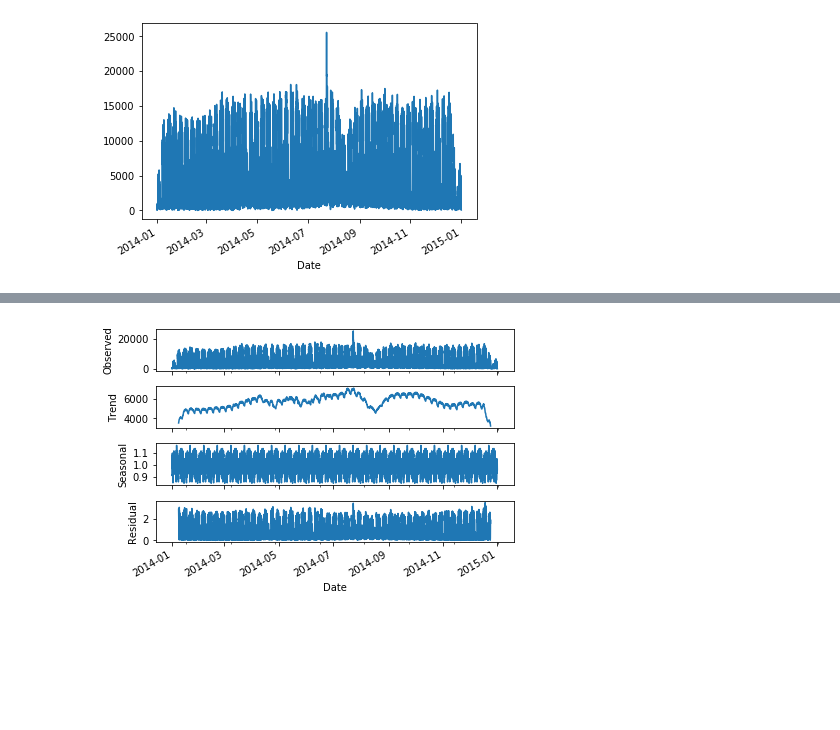
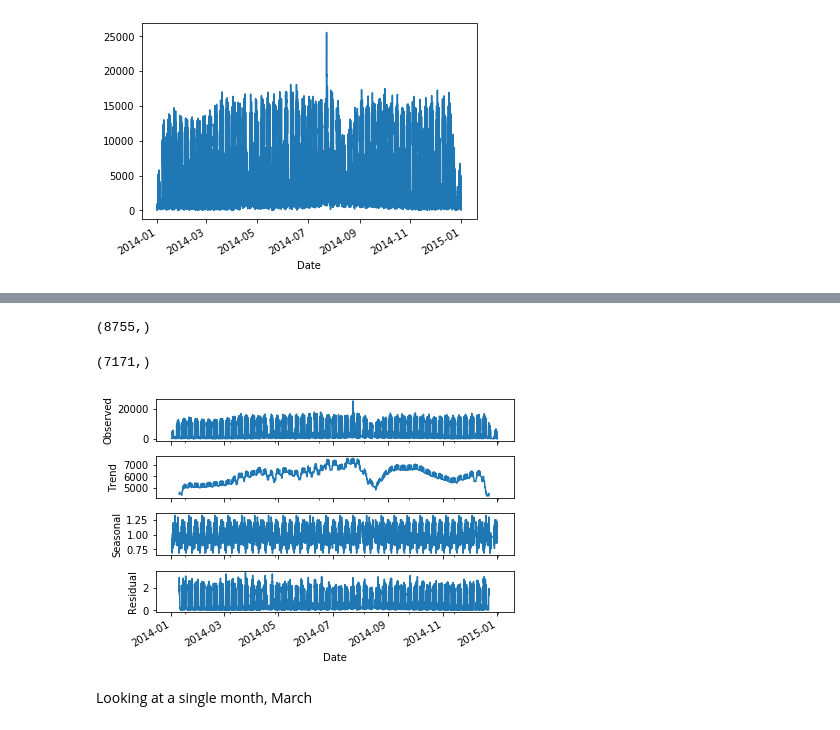
Before and after one commit to isdabelle/DigitalTwinBridges, a Jupyter notebook: Seasonality.ipynb, the cells around one changed output, grey strips where cells are left out. Drawn from its saved outputs; the diff is of its cells as text; code cells hidden in the pictures; blank space fills up the shorter version.

Commit message:
Daily seasonality

```diff
--- a/Seasonality.ipynb
+++ b/Seasonality.ipynb
@@ -48,7 +48,7 @@ array([0], dtype=int64)
 # %% [markdown]
 The
 # %%
-df = df[['JJJJMMTT', 'ZST', 'FS', 'HHMMSS', 'CS']]
+df = df[['JJJJMMTT', 'ZST', 'FS', 'HHMMSS', 'CS', 'T']]
 df['HHMMSS'] = df['HHMMSS'].astype(str)
 # %%
 df['HH'] = df['HHMMSS'].str[:-4]
@@ -156,6 +158,23 @@ Below shows the 2014 seasonality by day.
+# %%
+holidays = ['2014-01-01', '2014-01-06', '2014-03-19', '2014-04-21', '2014-05-01', '2014-05-29', '2014-06-09', '2014-06-19',
+            '2014-06-29', '2014-08-01', '2014-08-15', '2014-11-01', '2014-12-07', '2014-12-25', '2014-12-26']
+# %%
+df_2014_hour.shape
+# %% [output]
+(8755,)
+# %%
+df_2014_weekdays = df_2014_hour.loc[~(df_2014_hour.index.floor('D').isin(holidays))]
+# %%
+df_2014_weekdays = df_2014_weekdays[df_2014_weekdays.index.weekday!=(5 or 6)]
+# %%
+df_2014_weekdays.shape
+# %% [output]
+(7171,)
 # %%
-result = seasonal_decompose(df_2014_hour, model='multiplicative', freq=365)
+result = seasonal_decompose(df_2014_weekdays, model='multiplicative', freq=300)
 result.plot()
 pyplot.show()
 # %% [output]
-[figure, old version]
+[figure, new version]
+# %% [markdown]
+Looking at a single month, March
```
Also changed, not shown: parts of 12 cells of this notebook.
